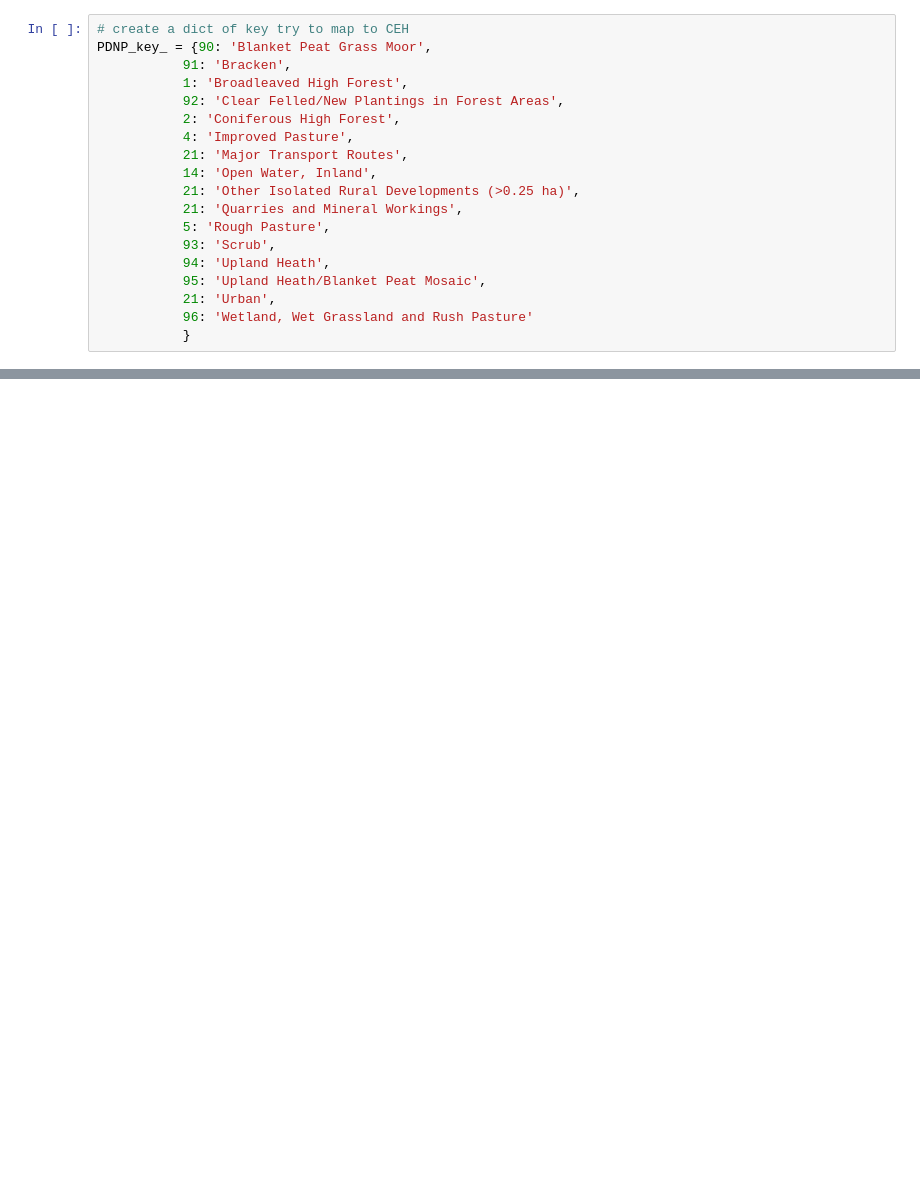
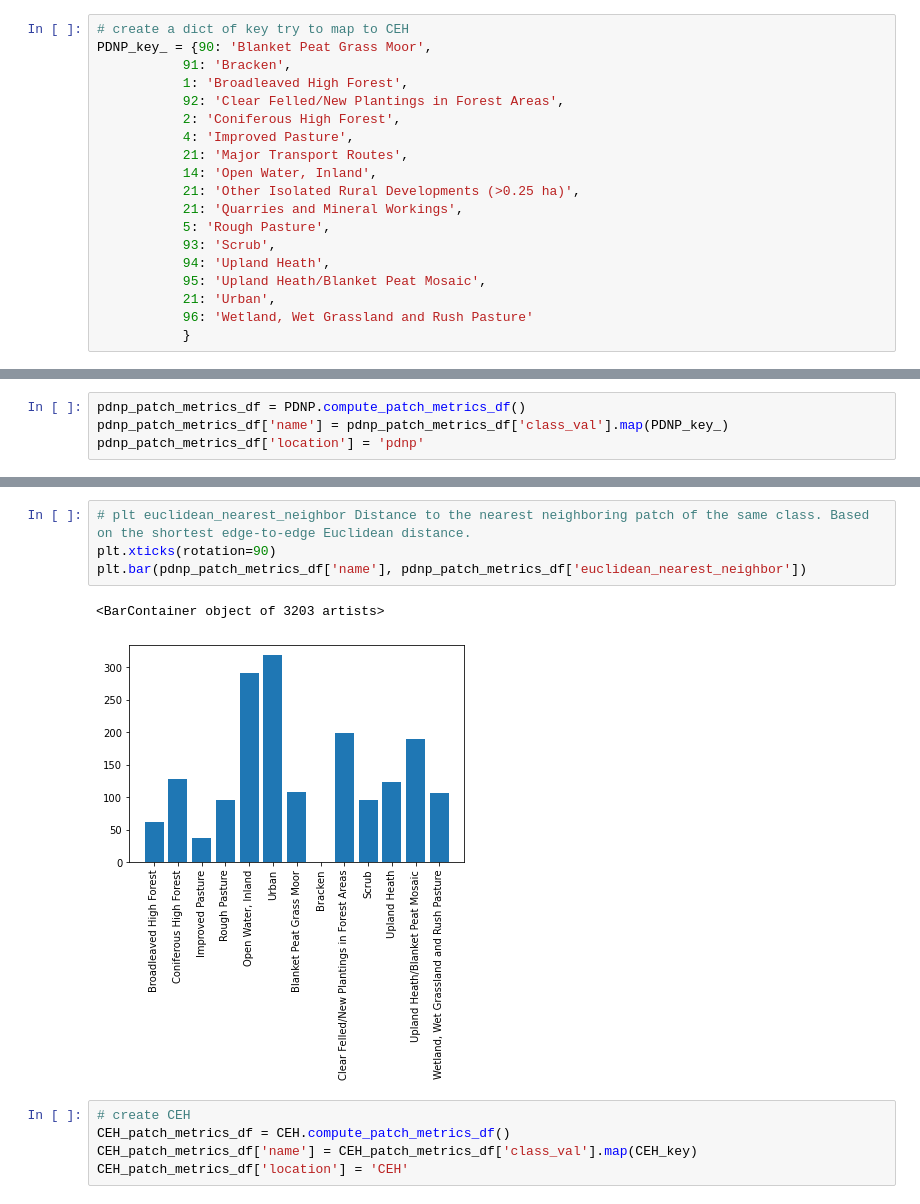
Before and after one commit to pdnpa/cnn-land-cover, a Jupyter notebook: notebooks/LCM fragmentation test.ipynb, the cells around one changed output, grey strips where cells are left out. Drawn from its saved outputs; the diff is of its cells as text; blank space fills up the shorter version.

```diff
--- a/notebooks/LCM fragmentation test.ipynb
+++ b/notebooks/LCM fragmentation test.ipynb
@@ -262,0 +262,4 @@ Name: name, dtype: int64
+# %%
+pdnp_patch_metrics_df = PDNP.compute_patch_metrics_df()
+pdnp_patch_metrics_df['name'] = pdnp_patch_metrics_df['class_val'].map(PDNP_key_)
+pdnp_patch_metrics_df['location'] = 'pdnp'
@@ -262,0 +284,12 @@ Name: name, dtype: int64
+# %%
+# plt euclidean_nearest_neighbor Distance to the nearest neighboring patch of the same class. Based on the shortest edge-to-edge Euclidean distance.
+plt.xticks(rotation=90)
+plt.bar(pdnp_patch_metrics_df['name'], pdnp_patch_metrics_df['euclidean_nearest_neighbor'])
+# %% [output]
+<BarContainer object of 3203 artists>
+[figure, added]
+# %%
+# create CEH
+CEH_patch_metrics_df = CEH.compute_patch_metrics_df()
+CEH_patch_metrics_df['name'] = CEH_patch_metrics_df['class_val'].map(CEH_key)
+CEH_patch_metrics_df['location'] = 'CEH'
```
Also changed, not shown: parts of 14 cells of this notebook.
